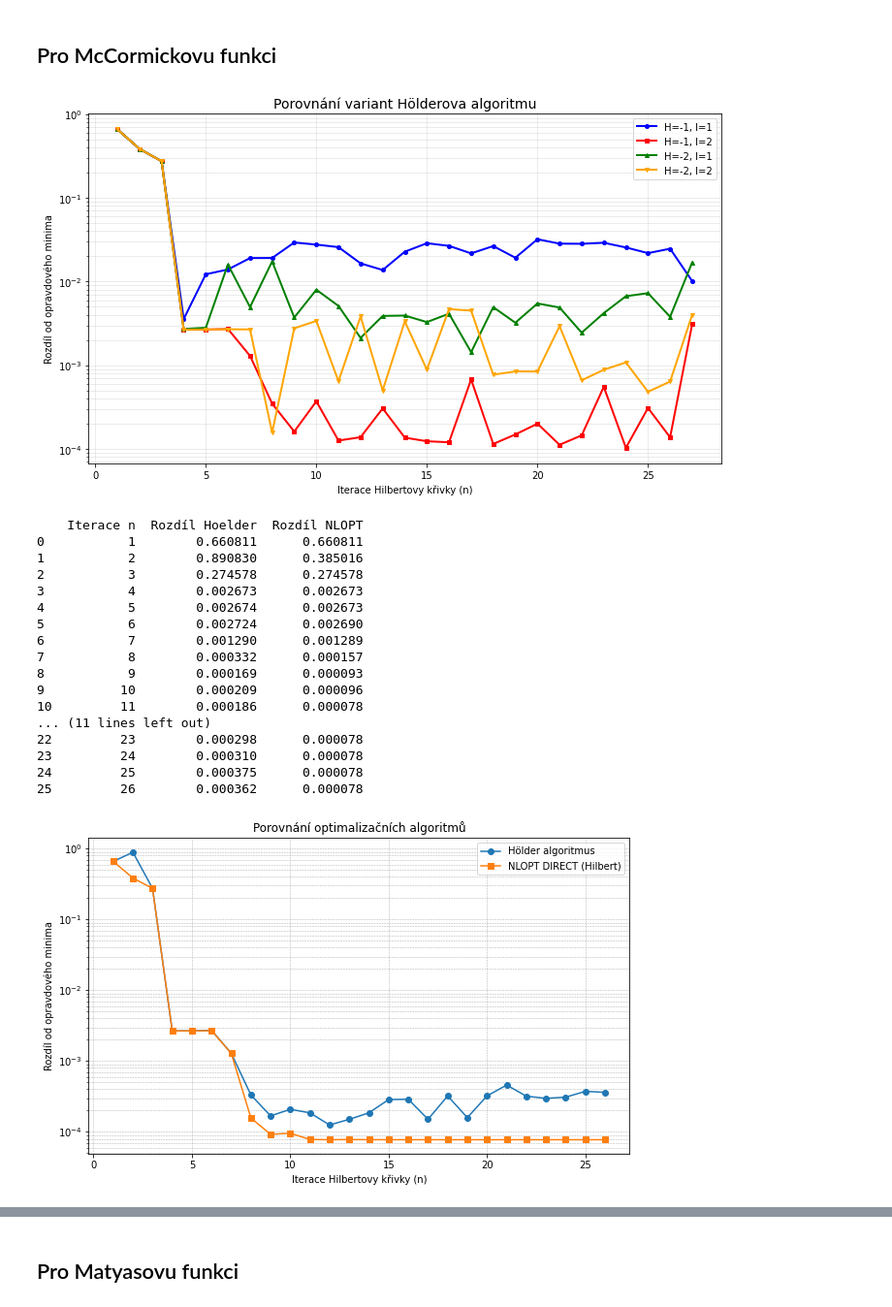
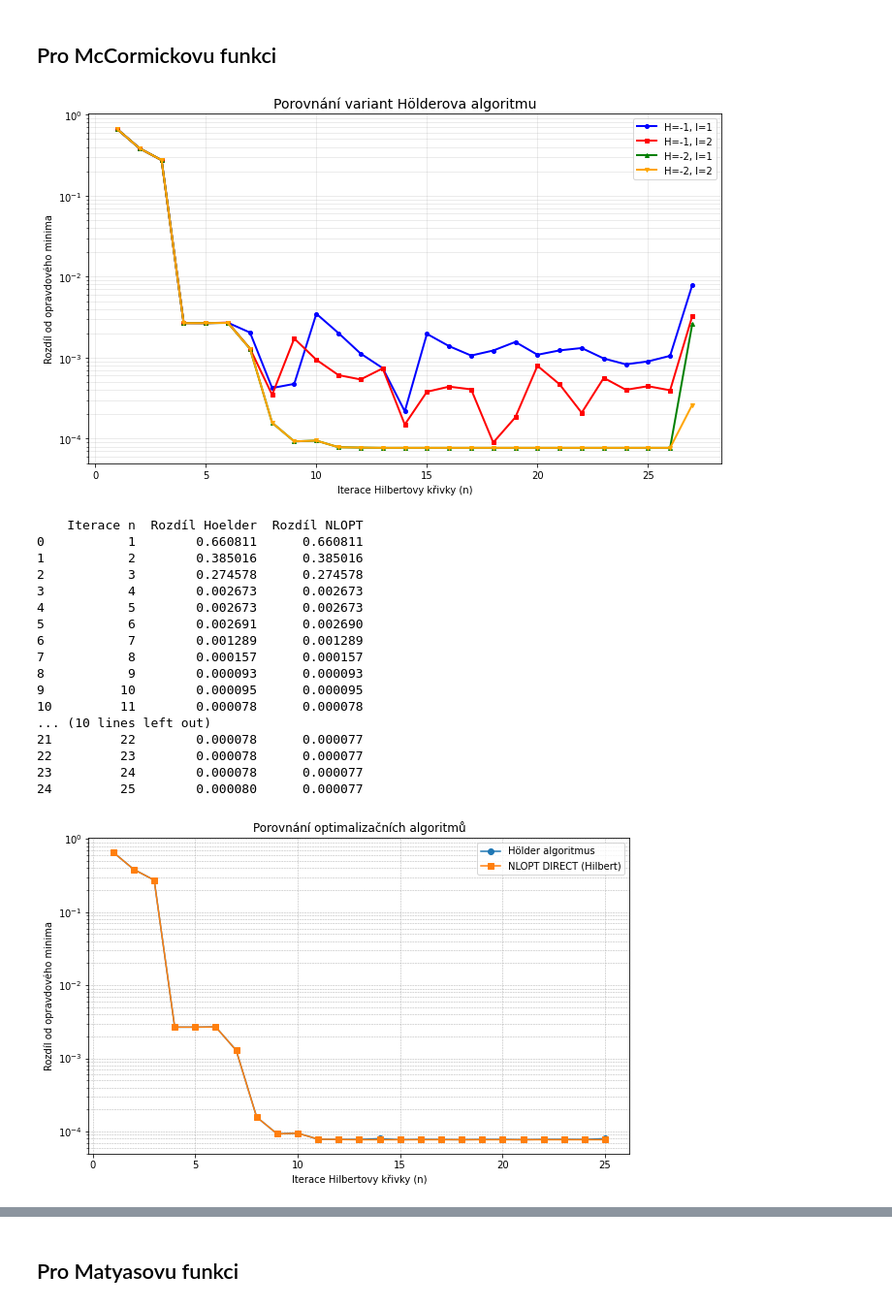
Before and after one commit to NIE0087/BP---prostor-vyplnujici-krivky, a Jupyter notebook: example2D.ipynb, the cells around one changed output, grey strips where cells are left out. Shown at 97% size. Cells and saved outputs as stored; diff of their text form; code cells hidden in the pictures.

```diff
--- a/example2D.ipynb
+++ b/example2D.ipynb
@@ -313,37 +358,37 @@ y_max2=4.5
 # y_max2=1
 true_min2=-1.9133
 # %%
-h2d.compare_holder_variants(r=3.1, eps=0.0000001, max_iter=450, N_vals=[1,2,3,4,5,6,7,8,9,10,11,12,13,14,15,16,17,18,19,20,21,22,23,24,25,26,27], whatFunc=1, true_min=true_min2)
+h2d.compare_holder_variants(r=1.14, eps=0.0000001, max_iter=450, N_vals=[1,2,3,4,5,6,7,8,9,10,11,12,13,14,15,16,17,18,19,20,21,22,23,24,25,26,27], whatFunc=1, true_min=true_min2)
 # %% [output]
-[figure, old version]
+[figure, new version]
 # %%
 I=2
-H = -1
-r = 1.01
+H = -2
+r = 1.14
 eps = 1e-6
-N_vals = [1,2,3,4,5,6,7,8,9,10,11,12,13,14,15,16,17,18,19,20,21,22,23,24,25,26]
-max_iter = 250
+N_vals = [1,2,3,4,5,6,7,8,9,10,11,12,13,14,15,16,17,18,19,20,21,22,23,24,25]
+max_iter = 300
 
 df = h2d.compare_algorithms(H, I,r, eps, max_iter,N_vals,x_min2,x_max2,y_min2,y_max2,1,true_min2)
 # %% [output]
     Iterace n  Rozdíl Hoelder  Rozdíl NLOPT
 0           1        0.660811      0.660811
-1           2        0.890830      0.385016
+1           2        0.385016      0.385016
 2           3        0.274578      0.274578
 3           4        0.002673      0.002673
-4           5        0.002674      0.002673
-5           6        0.002724      0.002690
-6           7        0.001290      0.001289
-7           8        0.000332      0.000157
-8           9        0.000169      0.000093
-9          10        0.000209      0.000096
-10         11        0.000186      0.000078
-... (11 lines left out)
-22         23        0.000298      0.000078
-23         24        0.000310      0.000078
-24         25        0.000375      0.000078
-25         26        0.000362      0.000078
+4           5        0.002673      0.002673
+5           6        0.002691      0.002690
+6           7        0.001289      0.001289
+7           8        0.000157      0.000157
+8           9        0.000093      0.000093
+9          10        0.000095      0.000095
+10         11        0.000078      0.000078
+... (10 lines left out)
+21         22        0.000078      0.000077
+22         23        0.000078      0.000077
+23         24        0.000078      0.000077
+24         25        0.000080      0.000077
-[figure, old version]
+[figure, new version]
 # %%
 results, df = h2d.compare_iterations_by_curve_order(
     n_values=[7, 10,12,13,15,16,17,18,20,21],
```
Also changed, not shown: parts of 7 cells of this notebook, 3 other files.
